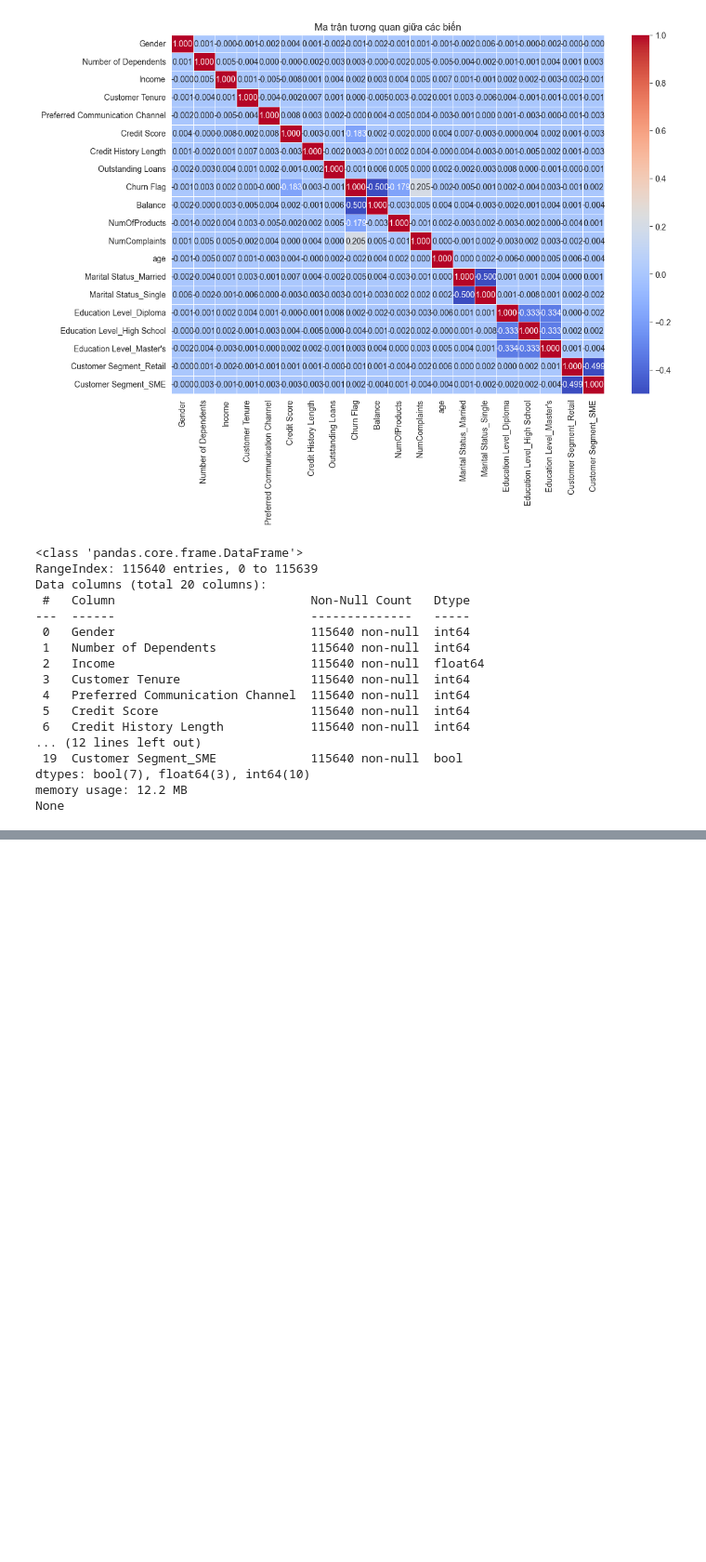
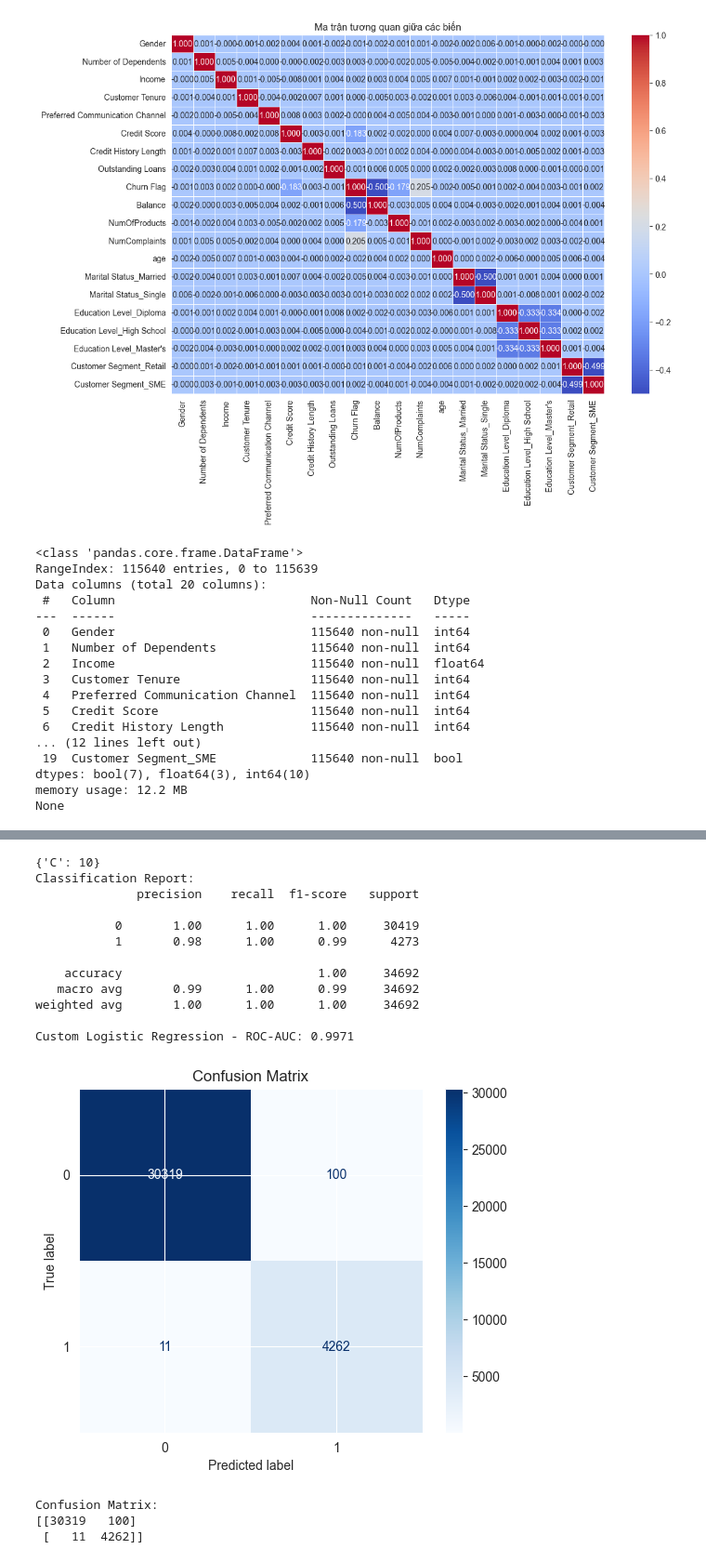
Before and after one commit to Yusshiro/Churn-Banking, a Jupyter notebook: Churn.ipynb, the cells around one changed output, grey strips where cells are left out. Shown: that part at 93% size. Drawn from its saved outputs; the diff is of its cells as text; code cells hidden in the pictures; blank space fills up the shorter version.

```diff
--- a/Churn.ipynb
+++ b/Churn.ipynb
@@ -496,0 +524,52 @@ Custom Logistic Regression - ROC-AUC: 0.9311
+# %%
+from sklearn.linear_model import LogisticRegression
+
+# GridSearch với LogisticRegression từ sklearn
+param_grid = {'C': [0.01, 0.1, 0.001, 10,100,10000]}  # C là nghịch đảo của alpha
+grid = GridSearchCV(LogisticRegression(penalty='l1', solver='liblinear'), param_grid, cv=5, scoring='roc_auc')
+grid.fit(scaled_X_train, y_train_smote)
+print(grid.best_params_)
+# # Dự đoán
+# y_pred = model.predict(X_test)
+y_pred = grid.predict(scaled_X_test)
+# Đánh giá mô hình
+from sklearn.metrics import classification_report, roc_auc_score, ConfusionMatrixDisplay
+
+print("Classification Report:")
+print(classification_report(y_test, y_pred))
+
+auc_score = roc_auc_score(y_test, y_pred)
+print(f"Custom Logistic Regression - ROC-AUC: {auc_score:.4f}")
+# Tính ma trận nhầm lẫn
+# Tính toán ma trận nhầm lẫn
+cm = confusion_matrix(y_test, y_pred)
+
+# Hiển thị ma trận nhầm lẫn
+disp = ConfusionMatrixDisplay(confusion_matrix=cm)
+disp.plot(cmap='Blues', values_format='d')  # 'd' để hiển thị dưới dạng số nguyên
+
+# Nếu muốn, bạn có thể thêm một số tùy chỉnh như tiêu đề
+import matplotlib.pyplot as plt
+plt.title("Confusion Matrix")
+plt.show()
+
+# In ma trận nhầm lẫn dưới dạng số
+print("Confusion Matrix:")
+print(cm)
+# %% [output]
+{'C': 10}
+Classification Report:
+              precision    recall  f1-score   support
+
+           0       1.00      1.00      1.00     30419
+           1       0.98      1.00      0.99      4273
+
+    accuracy                           1.00     34692
+   macro avg       0.99      1.00      0.99     34692
+weighted avg       1.00      1.00      1.00     34692
+
+Custom Logistic Regression - ROC-AUC: 0.9971
+[figure, added]
+Confusion Matrix:
+[[30319   100]
+ [   11  4262]]
```
Also changed, not shown: parts of 10 cells of this notebook.
